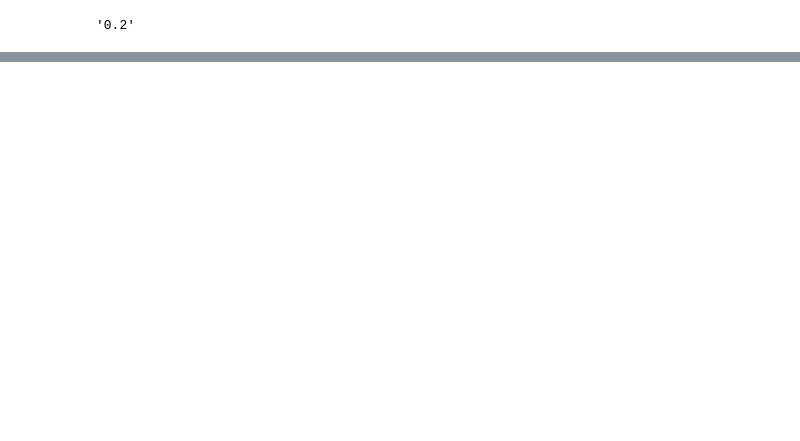
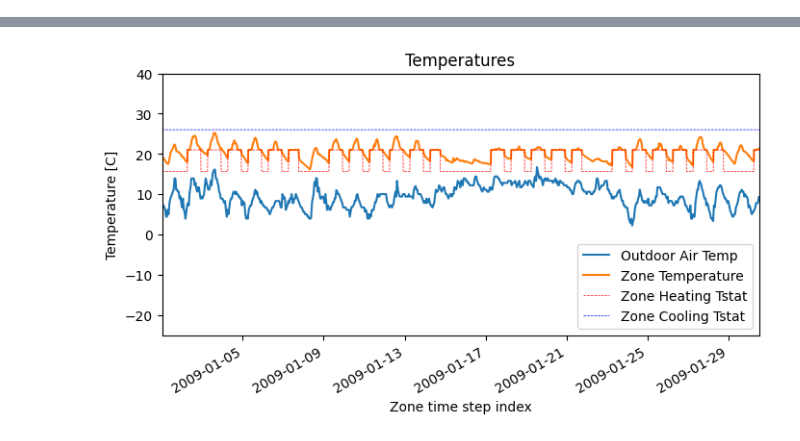
Before and after one commit to lz356/Py-CoSim, a Jupyter notebook: test_success.ipynb, the cells around one changed output, grey strips where cells are left out. Drawn from its saved outputs; the diff is of its cells as text; code cells hidden in the pictures; blank space fills up the shorter version.

```diff
--- a/test_success.ipynb
+++ b/test_success.ipynb
@@ -44,4 +0,0 @@ import pyenergyplus
-# %%
-pyenergyplus.api.EnergyPlusAPI.api_version()
-# %% [output]
-'0.2'
@@ -92,8 +48,11 @@ fig.autofmt_xdate()
 #plt.draw()
 
 
-filename_to_run = "C:/Users/liangzhang1/ResearchProjects/Building_Control_Simulation_Platform/Python EMS/Reference Buildling_Change Schedule/RefBldgSmallOfficeNew2004_v1.4_7.2_2B_USA_AZ_PHOENIX.idf"
+filename_to_run = "EnergyPlus_models/RefBldgSmallOfficeNew2004_v1.4_7.2_2B_USA_AZ_PHOENIX/RefBldgSmallOfficeNew2004_v1.4_7.2_2B_USA_AZ_PHOENIX.idf"
+weather_file = 'epw_weather_files/USA_CA_San.Francisco.Intl.AP.724940_TMY3.epw'
+result_folder = 'results/RefBldgSmallOfficeNew2004_v1.4_7.2_2B_USA_AZ_PHOENIX/'
 zone_name = "Perimeter_ZN_1"
+
 got_handles = False
 oa_temp_handle = -1
 zone_temp_handle = -1
@@ -205,8 +164,8 @@ state = api.state_manager.new_state()
 api.runtime.callback_begin_zone_timestep_after_init_heat_balance(state, callback_function)
 api.runtime.run_energyplus(state,
     [
-        '-w', 'C:/EnergyPlusV22-2-0/WeatherData/USA_CA_San.Francisco.Intl.AP.724940_TMY3.epw',
-        '-d', 'out',
+        '-w', weather_file,
+        '-d', result_folder,
         filename_to_run
     ]
 )
@@ -221,0 +179 @@ Wall time: 2.42 s
+[figure, added]
```
Also changed, not shown: parts of 10 cells of this notebook, 21 other files.
